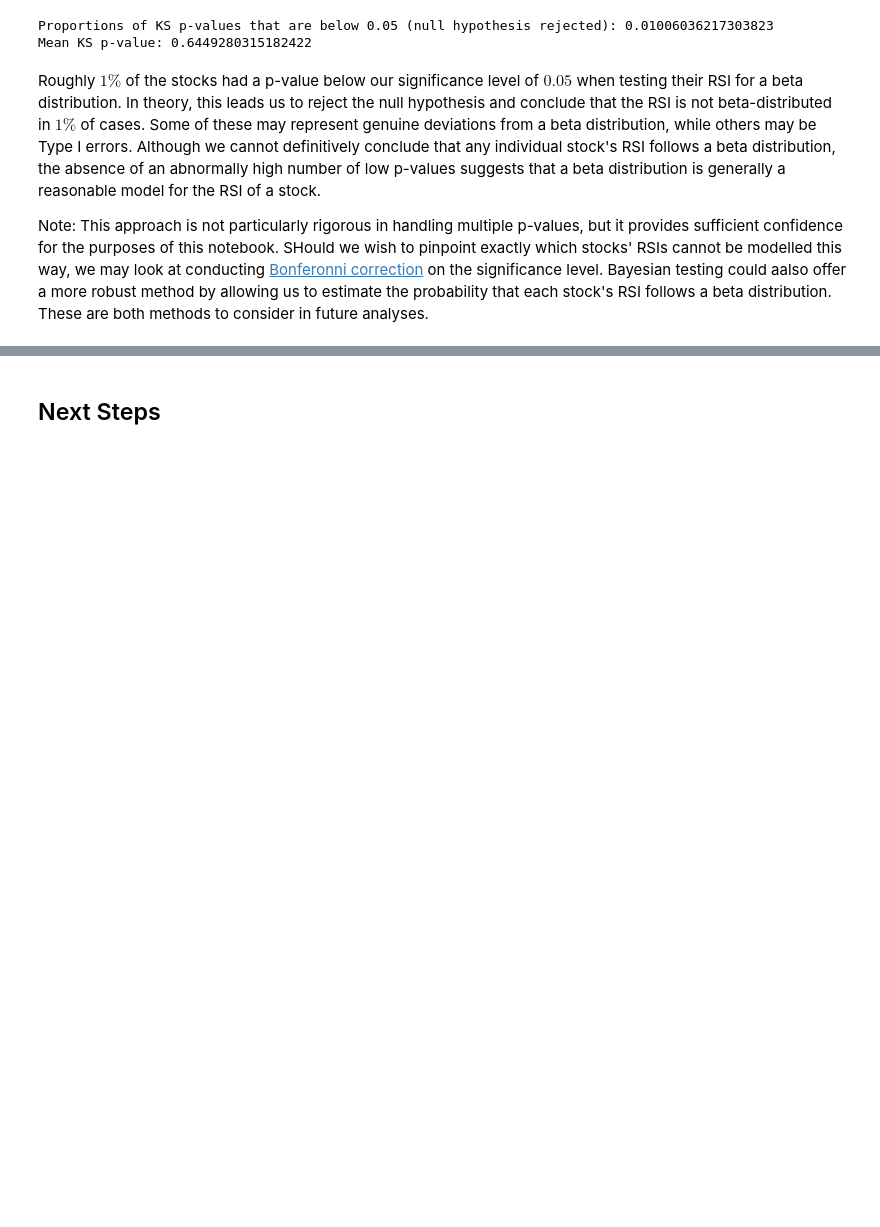
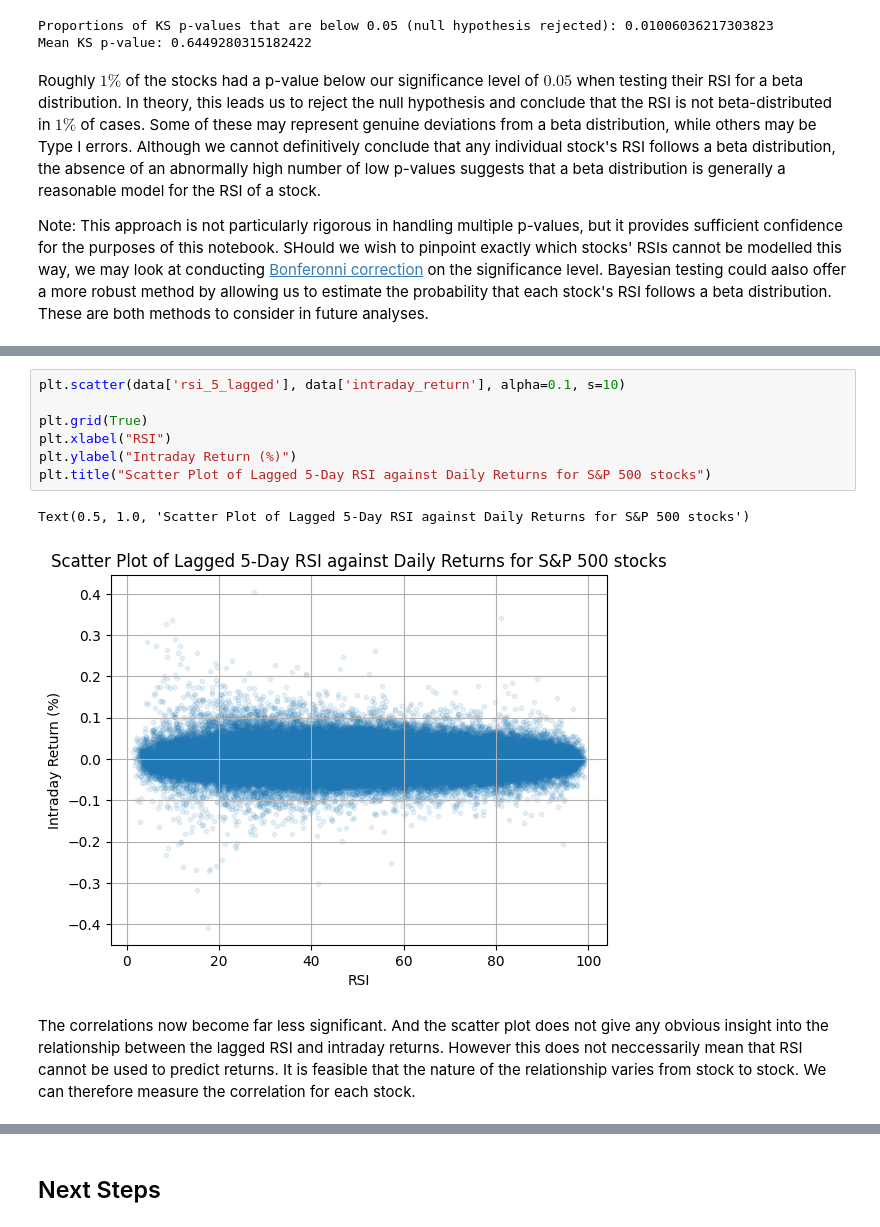
Before and after one commit to BenJonesData/algo-trading-playground, a Jupyter notebook: notebooks/03_rsi_analysis.ipynb, the cells around one changed output, grey strips where cells are left out. Cells and saved outputs as stored; diff of their text form; blank space fills up the shorter version.

```diff
--- a/notebooks/03_rsi_analysis.ipynb
+++ b/notebooks/03_rsi_analysis.ipynb
@@ -210,0 +283,12 @@ Note: This approach is not particularly rigorous in handling multiple p-values,
+# %%
+plt.scatter(data['rsi_5_lagged'], data['intraday_return'], alpha=0.1, s=10)
+
+plt.grid(True)
+plt.xlabel("RSI")
+plt.ylabel("Intraday Return (%)")
+plt.title("Scatter Plot of Lagged 5-Day RSI against Daily Returns for S&P 500 stocks")
+# %% [output]
+Text(0.5, 1.0, 'Scatter Plot of Lagged 5-Day RSI against Daily Returns for S&P 500 stocks')
+[figure, added]
+# %% [markdown]
+The correlations now become far less significant. And the scatter plot does not give any obvious insight into the relationship between the lagged RSI and intraday returns. However this does not neccessarily mean that RSI cannot be used to predict returns. It is feasible that the nature of the relationship varies from stock to stock. We can therefore measure the correlation for each stock.
```
Also changed, not shown: parts of 35 cells of this notebook, 1 other file.
